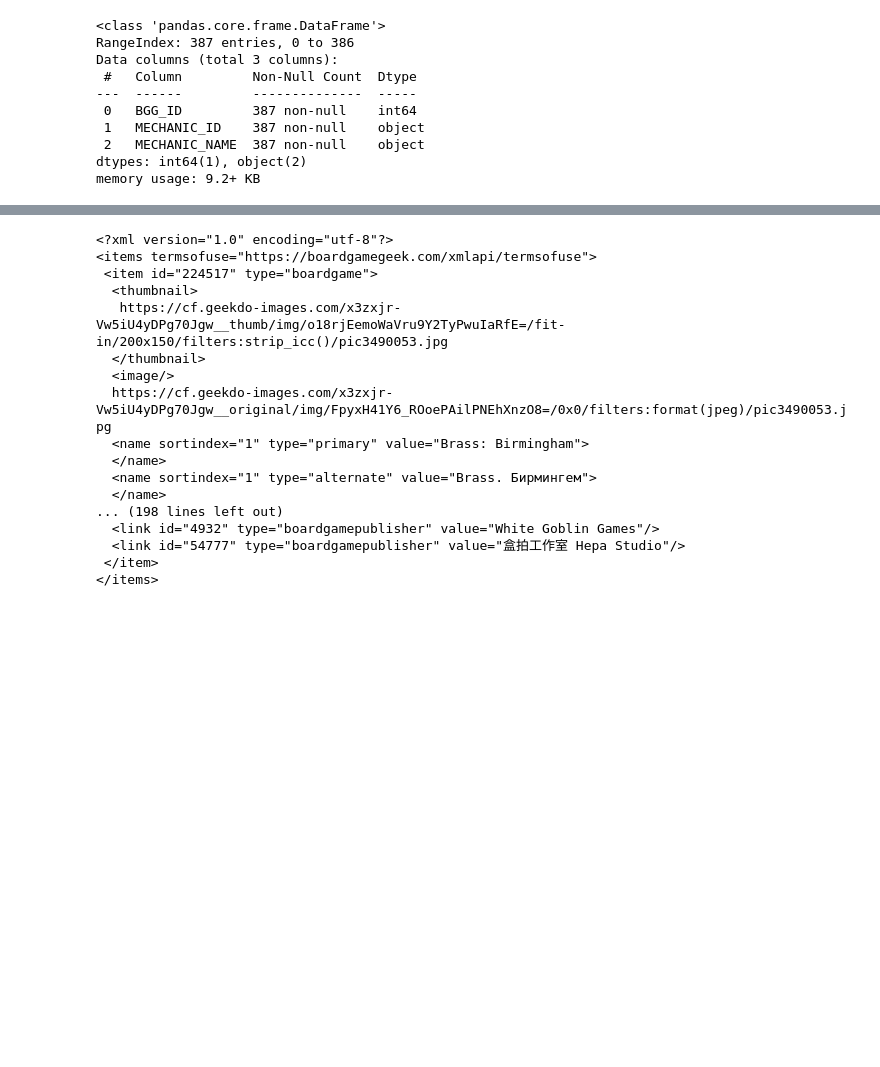
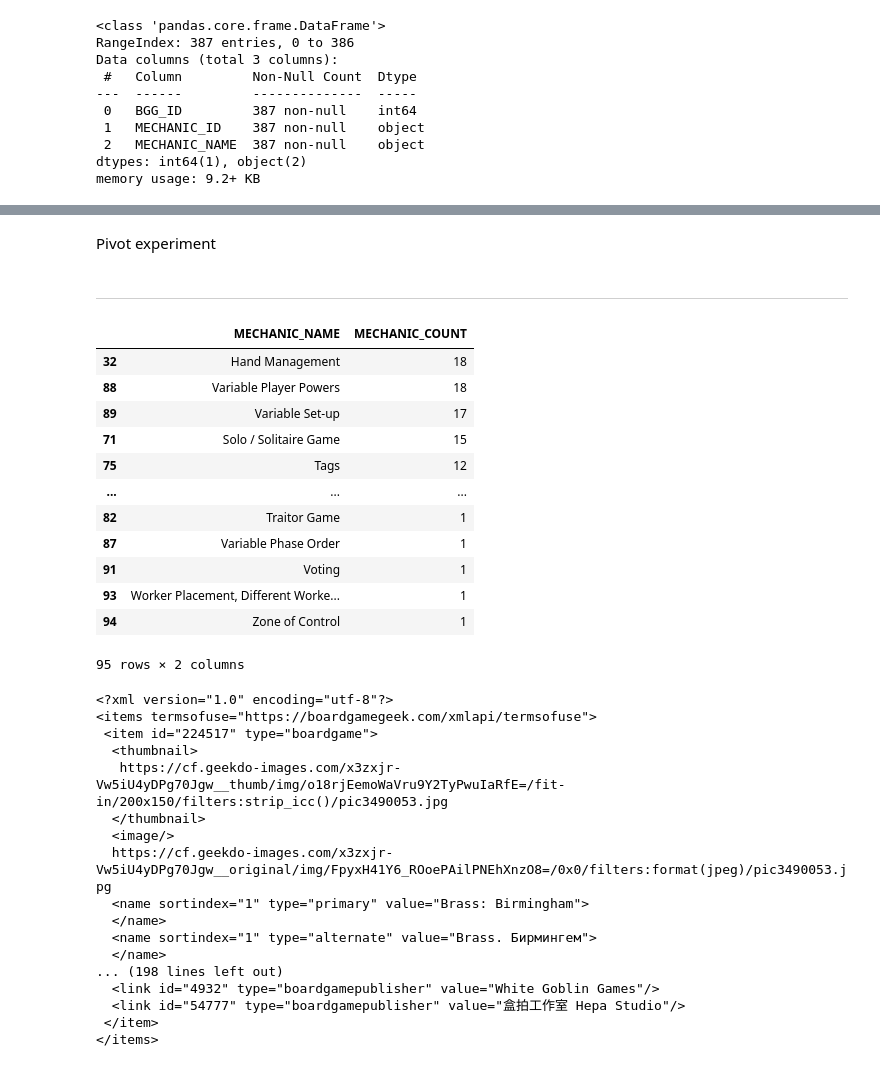
Before and after one commit to jashel08/board_games_capstone, a Jupyter notebook: Board_Games2.ipynb, the cells around one changed output, grey strips where cells are left out. Saved outputs shown, nothing was run; the diff lists cells and outputs as text; code cells hidden in the pictures; blank space fills up the shorter version.

```diff
--- a/Board_Games2.ipynb
+++ b/Board_Games2.ipynb
@@ -196,9 +196,9 @@ print(bg_ids)
 # %% [markdown]
 Larger Scale Test
 # %%
-df_bgr_30 = pd.DataFrame(df_bgr_top.loc[(df_bgr_top['OVERALL_RANK'] >=1) & (df_bgr_top['OVERALL_RANK'] <=30)])
+df_bgr_30 = pd.DataFrame(df_bgr_top.loc[(df_bgr_top['OVERALL_RANK'] >=1) & (df_bgr_top['OVERALL_RANK'] <=250)])
 bg_ids_30 = df_bgr_30['BGG_ID'].values.tolist()
-bgidtest30 = [i for (i,x) in enumerate(bg_ids_30) if x%4 == 0]
+##bgidtest30 = [i for (i,x) in enumerate(bg_ids_30) if x%7 == 0]
 for id in bg_ids_30:
     if id%4 == 0:
         print(id)
@@ -411,6 +419,33 @@ df_gameplusmech.head(15)
 | 12 | 161936 | Pandemic Legacy: Season 1 | 2015 | 2 | 8.38 | 8.52 | 54148 | 0 | ... |
 | 13 | 161936 | Pandemic Legacy: Season 1 | 2015 | 2 | 8.38 | 8.52 | 54148 | 0 | ... |
 | 14 | 161936 | Pandemic Legacy: Season 1 | 2015 | 2 | 8.38 | 8.52 | 54148 | 0 | ... |
+# %% [markdown]
+Pivot experiment
+# %% [markdown]
+*******
+# %%
+df_gamemech_pivot = df_gameplusmech.pivot_table(values='BGG_ID', index=('MECHANIC_NAME'),columns=None, aggfunc='count')
+flat_df_gamemech_pivot = df_gamemech_pivot.reset_index()
+name_dict = {'MECHANIC_NAME': 'MECHANIC_NAME', 'BGG_ID': 'MECHANIC_COUNT'}
+
+flat_df_gamemech_pivot.rename(columns=name_dict,inplace=True)
+flat_df_gamemech_pivot.sort_values('MECHANIC_COUNT',ascending=False, inplace=True)
+
+flat_df_gamemech_pivot.head(95)
+# %% [output]
+|  | MECHANIC_NAME | MECHANIC_COUNT |
+| 32 | Hand Management | 18 |
+| 88 | Variable Player Powers | 18 |
+| 89 | Variable Set-up | 17 |
+| 71 | Solo / Solitaire Game | 15 |
+| 75 | Tags | 12 |
+| ... | ... | ... |
+| 82 | Traitor Game | 1 |
+| 87 | Variable Phase Order | 1 |
+| 91 | Voting | 1 |
+| 93 | Worker Placement, Different Worke... | 1 |
+| 94 | Zone of Control | 1 |
+95 rows × 2 columns
 # %%
 response_API_test = requests.get('https://boardgamegeek.com/xmlapi2/thing?id=224517')
 api_data = response_API_test.content
```
Also changed, not shown: parts of 14 cells of this notebook, 1 other file.
